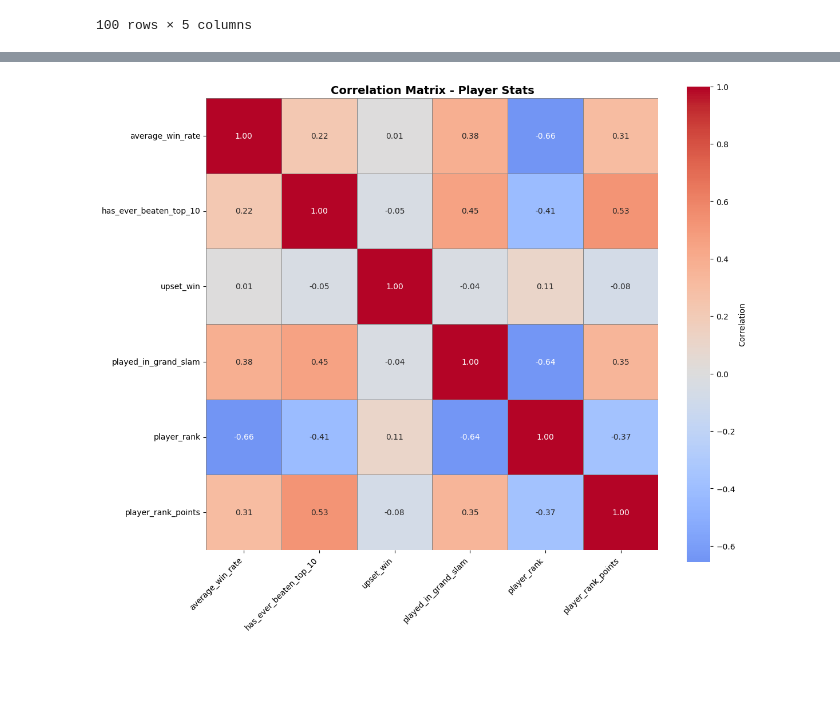
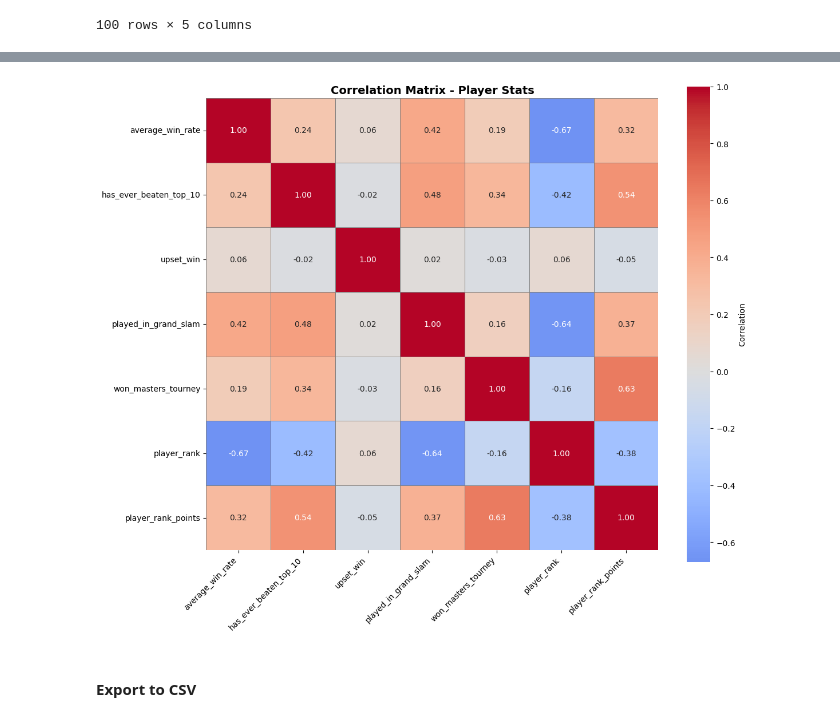
Before and after one commit to GolbertCeitaPages/CMI-DataScience-Project, a Jupyter notebook: player_stats.ipynb, the cells around one changed output, grey strips where cells are left out. Saved outputs shown, nothing was run; the diff lists cells and outputs as text; code cells hidden in the pictures; blank space fills up the shorter version.

Commit message:
added won_masters_tourney feature and convert dataframe to csv cell

```diff
--- a/player_stats.ipynb
+++ b/player_stats.ipynb
@@ -268,0 +274,35 @@ Total players who have played in at least one Grand Slam: 1586
+# %%
+# Build a cumulative 'won_masters_tourney' flag (Masters = tourney_level == 'M', final = tourney_round == 'F')
+# Do NOT convert dates or modify df_copy values other than adding the final flag column.
+
+# Prepare a temporary per-player timeline (keep original ordering via reset_index -> row_order)
+player_matches = df_copy[[
+    'player_id', 'player_tourney_match_id',
+    'tourney_level', 'tourney_round', 'match_outcome', 'tourney_date'
+]].copy()
+
+# Preserve original row order for deterministic tie-breaking when multiple matches share the same tourney_date
+player_matches = player_matches.reset_index().rename(columns={'index': 'row_order'})
+
+# Event: winner of a Masters final
+player_matches['won_masters_event'] = (
+    (player_matches['tourney_level'] == 'M') &
+    (player_matches['tourney_round'] == 'F') &
+    (player_matches['match_outcome'] == 1)
+).astype(int)
+
+# Sort by player, date, then row_order so an actual win on a given date appears before other rows on the same date
+player_matches = player_matches.sort_values(['player_id', 'tourney_date', 'row_order', 'player_tourney_match_id'])
+
+# Cumulative flag: becomes 1 at the player's first Masters-final win and remains 1 afterwards.
+player_matches['won_masters_tourney'] = player_matches.groupby('player_id')['won_masters_event'].cummax().astype(int)
+
+# Merge the computed flag back into df_copy (adds only the new column; existing values are preserved)
+df_copy = df_copy.merge(
+    player_matches[['player_id', 'player_tourney_match_id', 'won_masters_tourney']],
+    on=['player_id', 'player_tourney_match_id'],
+    how='left'
+)
+
+# Fill missing with 0 and ensure integer type
+df_copy['won_masters_tourney'] = df_copy['won_masters_tourney'].fillna(0).astype(int)
@@ -269,15 +354,17 @@ Total players who have played in at least one Grand Slam: 1586
 # %%
 # Correlation matrix of numeric columns in player_stats
-cols = ['average_win_rate', 'has_ever_beaten_top_10','upset_win', 'played_in_grand_slam', 'player_rank', 'player_rank_points']
+cols = ['average_win_rate', 'has_ever_beaten_top_10','upset_win', 'played_in_grand_slam',"won_masters_tourney", 'player_rank', 'player_rank_points']
 corr_matrix = df_copy[cols].corr(numeric_only=True)
 
 plt.figure(figsize=(12, 10))
 sns.heatmap(corr_matrix, annot=True, cmap='coolwarm', center=0, square=True,
             fmt='.2f', cbar_kws={'label': 'Correlation'}, linewidths=0.5, linecolor='gray')
 plt.title('Correlation Matrix - Player Stats', fontsize=14, fontweight='bold')
 plt.xticks(rotation=45, ha='right')
 plt.yticks(rotation=0)
 plt.tight_layout()
 plt.show()
 # %% [output]
-[figure, old version]
+[figure, new version]
+# %% [markdown]
+#### Export to CSV
```
Also changed, not shown: parts of 5 cells of this notebook.
